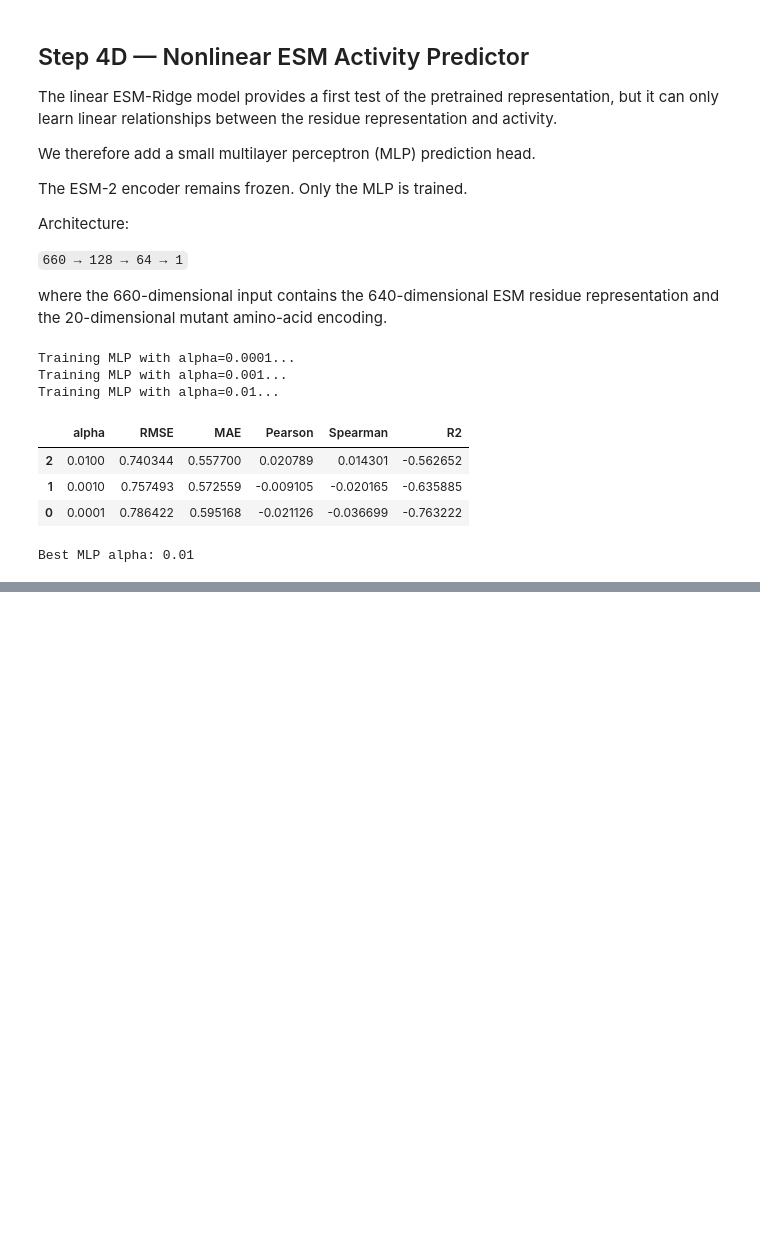
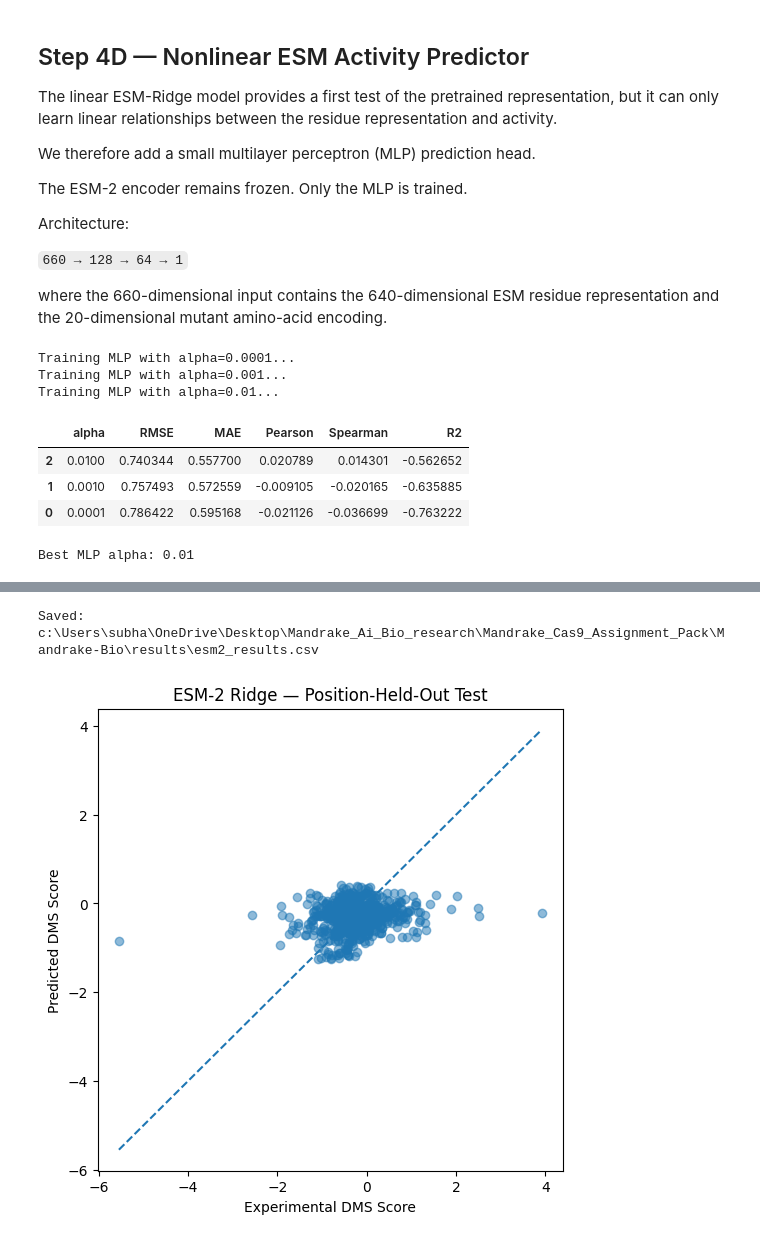
Before and after one commit to subhash-kurmana/Mandrake-Bio, a Jupyter notebook: notebooks/03_esm2_activity_prediction.ipynb, the cells around one changed output, grey strips where cells are left out. Cells and saved outputs as stored; diff of their text form; code cells hidden in the pictures; blank space fills up the shorter version.

```diff
--- a/notebooks/03_esm2_activity_prediction.ipynb
+++ b/notebooks/03_esm2_activity_prediction.ipynb
@@ -936,0 +973,20 @@ Best MLP alpha: 0.01
+# %%
+# Evaluate the final ESM-Ridge model on the position-held-out test set.
+# No test information was used during hyperparameter selection.
+
+final_esm_ridge_test_pred = final_esm_ridge.predict(
+    X_test_pos
+)
+
+final_esm_ridge_metrics = regression_metrics(
+    y_test_pos,
+    final_esm_ridge_test_pred
+)
+
+print("Final ESM-Ridge — Position-held-out Test")
+
+for key, value in final_esm_ridge_metrics.items():
+    if np.isnan(value):
+        print(f"{key}: NaN")
+    else:
+        print(f"{key}: {value:.4f}")
@@ -936,0 +1133,54 @@ Best MLP alpha: 0.01
+# %%
+# Save the ESM test results separately so the experiment is reproducible.
+
+ESM_RESULTS_PATH = (
+    RESULTS_DIR / "esm2_results.csv"
+)
+
+primary_comparison.to_csv(
+    ESM_RESULTS_PATH,
+    index=False
+)
+
+print("Saved:")
+print(ESM_RESULTS_PATH)
+# %% [output]
+Saved:
+c:\Users\subha\OneDrive\Desktop\Mandrake_Ai_Bio_research\Mandrake_Cas9_Assignment_Pack\Mandrake-Bio\results\esm2_results.csv
+# %%
+# Visualize experimental vs predicted scores for the final ESM-Ridge model.
+import matplotlib.pyplot as plt
+
+plt.figure(figsize=(6, 6))
+
+plt.scatter(
+    y_test_pos,
+    final_esm_ridge_test_pred,
+    alpha=0.5
+)
+
+min_value = min(
+    y_test_pos.min(),
+    final_esm_ridge_test_pred.min()
+)
+
+max_value = max(
+    y_test_pos.max(),
+    final_esm_ridge_test_pred.max()
+)
+
+plt.plot(
+    [min_value, max_value],
+    [min_value, max_value],
+    linestyle="--"
+)
+
+plt.xlabel("Experimental DMS Score")
+plt.ylabel("Predicted DMS Score")
+plt.title(
+    "ESM-2 Ridge — Position-Held-Out Test"
+)
+
+plt.show()
+# %% [output]
+[figure, added]
```
Also changed, not shown: parts of 6 cells of this notebook, 2 other files.
